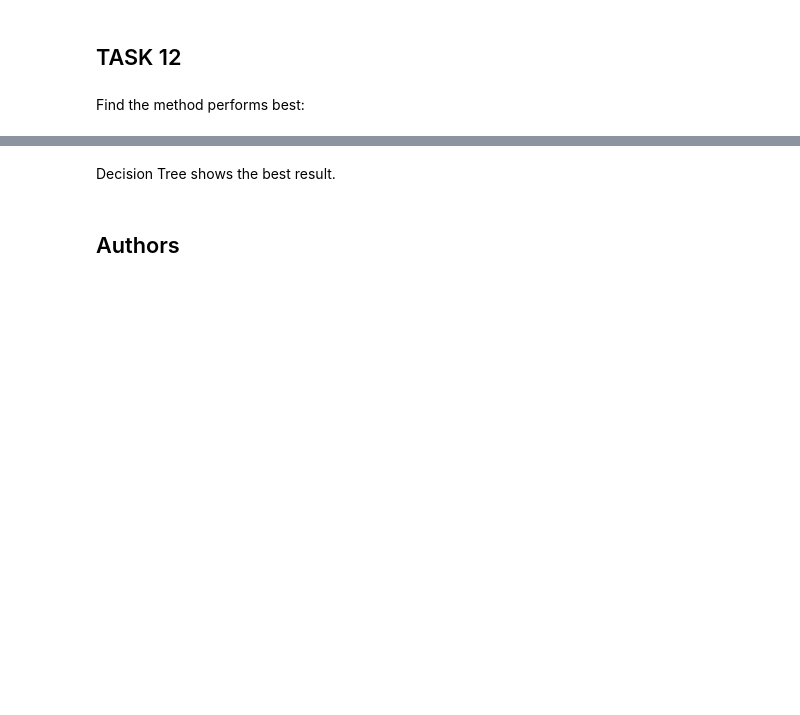
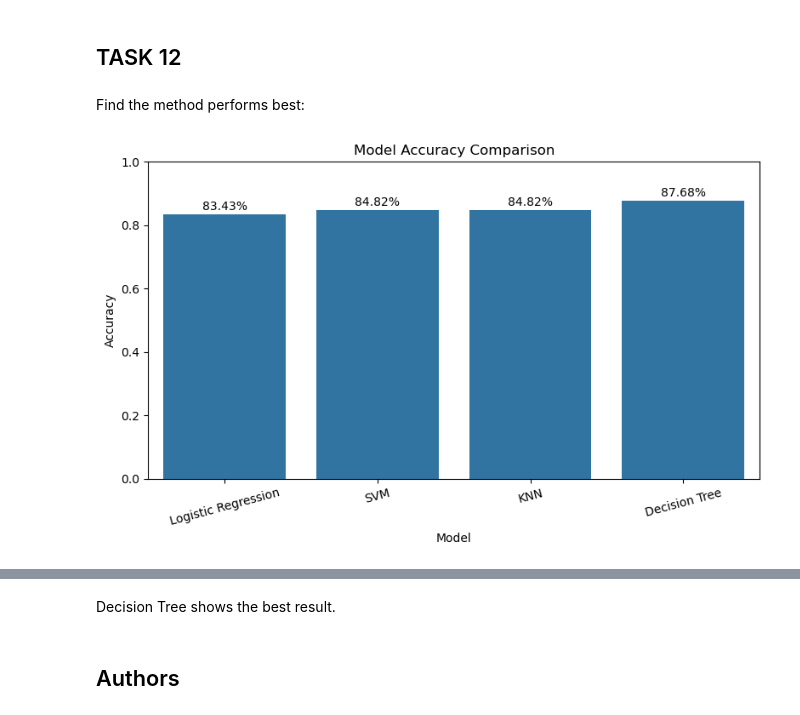
Before and after one commit to G-flatminor/Capstone-project-Space-X-, a Jupyter notebook: SpaceX-Machine-Learning-Prediction-Part-5-v1.ipynb, the cells around one changed output, grey strips where cells are left out. Drawn from its saved outputs; the diff is of its cells as text; code cells hidden in the pictures; blank space fills up the shorter version.

```diff
--- a/SpaceX-Machine-Learning-Prediction-Part-5-v1.ipynb
+++ b/SpaceX-Machine-Learning-Prediction-Part-5-v1.ipynb
@@ -272,7 +276,7 @@ Create a decision tree classifier object then  create a  <code>GridSearchCV</cod
 parameters = {'criterion': ['gini', 'entropy'],
      'splitter': ['best', 'random'],
      'max_depth': [2*n for n in range(1,10)],
-     'max_features': ['auto', 'sqrt'],
+     'max_features': ['sqrt','log2', None],
      'min_samples_leaf': [1, 2, 4],
      'min_samples_split': [2, 5, 10]}
 
@@ -302,4 +288,5 @@ Traceback (most recent call last):
 # %%
 print("tuned hpyerparameters :(best parameters) ",tree_cv.best_params_)
 print("accuracy :",tree_cv.best_score_)
+tree_acc = tree_cv.best_score_
 # %% [output]
@@ -337,6 +355,7 @@ knn_cv = knn_cv.fit(X_train, Y_train)
 # %%
 print("tuned hpyerparameters :(best parameters) ",knn_cv.best_params_)
 print("accuracy :",knn_cv.best_score_)
+knn_acc = knn_cv.best_score_
 # %% [output]
 tuned hpyerparameters :(best parameters)  {'algorithm': 'auto', 'n_neighbors': 10, 'p': 1}
 accuracy : 0.8482142857142858
@@ -359,3 +378,32 @@ plot_confusion_matrix(Y_test,yhat)
 ## TASK  12
 # %% [markdown]
 Find the method performs best:
+# %%
+# Example values
+# logreg_acc = 0.8342857142857143
+# svm_acc = 0.8482142857142856
+# knn_acc
+# tree_acc = 0.8732142857142856
+
+# Create a DataFrame
+df = pd.DataFrame({
+    'Model': ['Logistic Regression', 'SVM', 'KNN', 'Decision Tree'],
+    'Accuracy': [logreg_acc, svm_acc, knn_acc, tree_acc]
+})
+# %%
+plt.figure(figsize=(8, 5))
+ax = sns.barplot(x='Model', y='Accuracy', data=df)
+
+# Add annotations
+for i, row in df.iterrows():
+    ax.text(i, row['Accuracy'] + 0.005, f"{row['Accuracy']:.2%}",
+            ha='center', va='bottom', fontsize=10, color='black')
+
+plt.ylim(0, 1)  # Set y-axis from 0 to 1 to reflect percentage
+plt.title('Model Accuracy Comparison')
+plt.ylabel('Accuracy')
+plt.xticks(rotation=15)
+plt.tight_layout()
+plt.show()
+# %% [output]
+[figure, added]
```
Also changed, not shown: parts of 8 cells of this notebook.
